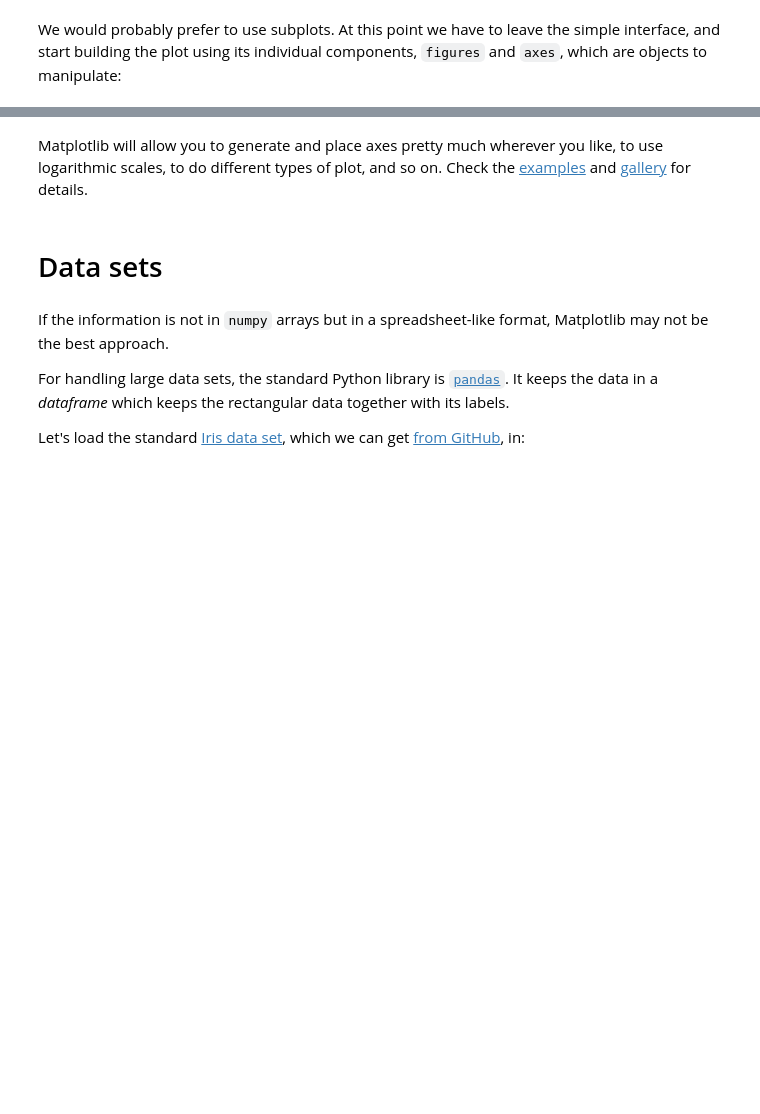
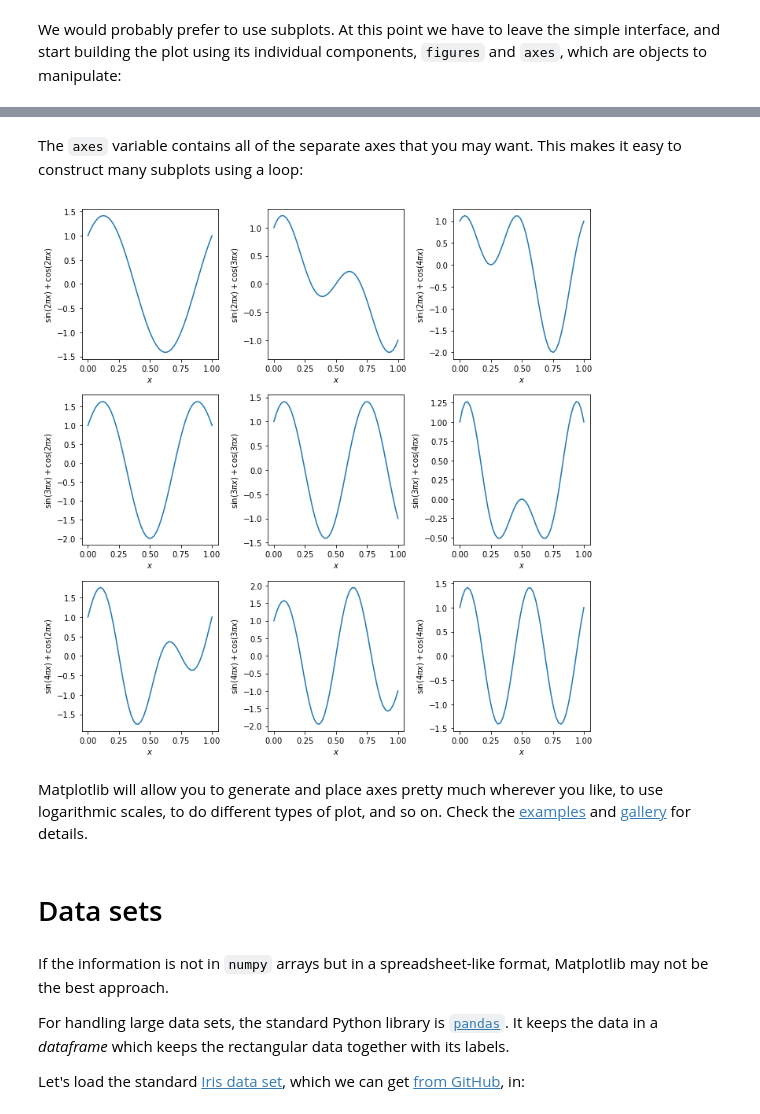
Before and after one commit to IanHawke/msc-or-python, a Jupyter notebook: 03-plotting-data.ipynb, the cells around one changed output, grey strips where cells are left out. Drawn from its saved outputs; the diff is of its cells as text; code cells hidden in the pictures; blank space fills up the shorter version.

```diff
--- a/03-plotting-data.ipynb
+++ b/03-plotting-data.ipynb
@@ -77,3 +75,22 @@ The `add_subplot` command takes the number of rows, the number of columns, and t
+# %% [markdown]
+The `axes` variable contains all of the separate axes that you may want. This makes it easy to construct many subplots using a loop:
+# %%
+data = []
+for nx in range(2,5):
+    for ny in range(2,5):
+        data.append(numpy.sin(nx * numpy.pi * x) + numpy.cos(ny * numpy.pi * x))
+
+fig, axes = pyplot.subplots(nrows=3, ncols=3, figsize=(10,10))
+for nrow in range(3):
+    for ncol in range(3):
+        ndata = ncol + 3 * nrow
+        axes[nrow, ncol].plot(x, data[ndata])
+        axes[nrow, ncol].set_xlabel(r'$x$')
+        axes[nrow, ncol].set_ylabel(r'$\sin({} \pi x) + \cos({} \pi x)$'.format(nrow+2, ncol+2))
+fig.tight_layout()
+pyplot.show()
+# %% [output]
+[figure, added]
 # %% [markdown]
 Matplotlib will allow you to generate and place axes pretty much wherever you like, to use logarithmic scales, to do different types of plot, and so on. Check the [examples](https://matplotlib.org/examples/index.html) and [gallery](https://matplotlib.org/gallery.html) for details.
 # %% [markdown]
```
Also changed, not shown: parts of 7 cells of this notebook.
